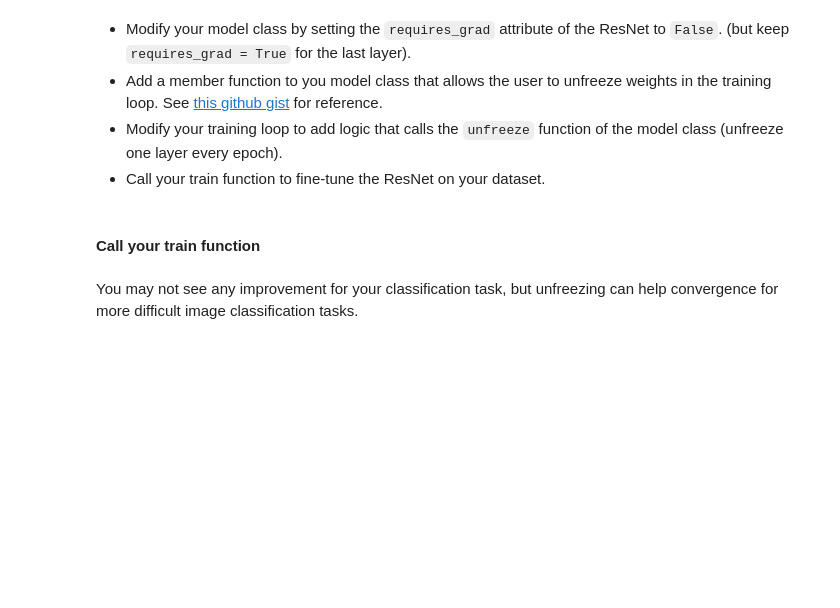
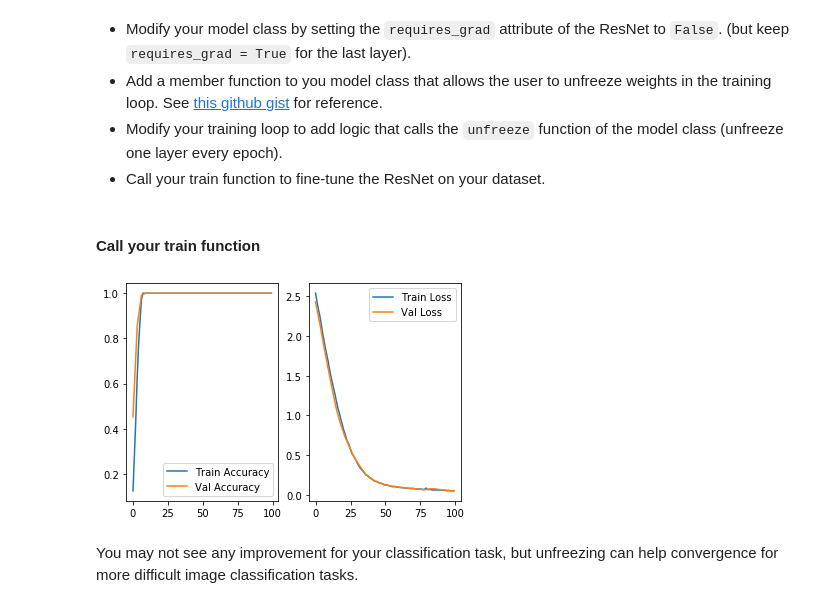
Before and after one commit to ericburdett/cs474_labs_f2019, a Jupyter notebook: DL_Lab10.ipynb, the cells around one changed output. Saved outputs shown, nothing was run; the diff lists cells and outputs as text; code cells hidden in the pictures; blank space fills up the shorter version.

Commit message:
Finished most of the lab - dataset creation, freeze/unfreeze

```diff
--- a/DL_Lab10.ipynb
+++ b/DL_Lab10.ipynb
@@ -165,29 +211,37 @@ Resizing images
 # %%
-class ResNetBirds(nn.Module):
+class ResNetIntel(nn.Module):
     def __init__(self, num_classes, start_frozen=False):
-        super(ResNetBirds, self).__init__()
+        super(ResNetIntel, self).__init__()
 
         # Part 1.2
         # Load the model - make sure it is pre-trained
+        self.model = resnet152(pretrained=True)
 
         # Part 1.4
         if start_frozen:
+            self.model.requires_grad=False
             # Turn off all gradients of the resnet
 
         # Part 1.2
         # Look at the code of torchvision.models.resnet152 to find the name of the attribute to override (the last layer of the resnet)
         # Override the last layer of the neural network to map to the correct number of classes. Note that this new layer has requires_grad = True
-        pass
+        fc = nn.Linear(in_features=2048, out_features=num_classes)
+        fc.requires_grad=True
+        self.model.fc = fc
+
 
     def unfreeze(self, n_layers):
         # Part 1.4
         # Turn on gradients for the last n_layers
-        pass
+        layers = [x for x in self.model.children()][::-1]
+
+        for i in range(n_layers):
+          layers[i].requires_grad=True
 
     def forward(self, x):
         # Part 1.2
         # Pass x through the resnet
-        pass
+        return self.model(x)
 # %% [markdown]
 ### 1.3 Read through and run this training loop
 # %%
@@ -238,8 +292,8 @@ def train(start_frozen=False, model_unfreeze=0):
     device = torch.device('cuda:0')
 
     # Data
-    train_dataset = BirdDataset(upload=True, train=True)
-    val_dataset = BirdDataset(upload=True, train=False)
+    train_dataset = IntelDataset(upload=True, train=True)
+    val_dataset = IntelDataset(upload=True, train=False)
     train_loader = DataLoader(train_dataset,
                               shuffle=True,
                               num_workers=8,
@@ -250,7 +304,7 @@ def train(start_frozen=False, model_unfreeze=0):
                               batch_size=batch_size)
 
     # Model
-    model = ResNetBirds(num_classes, start_frozen=start_frozen).to(device)
+    model = ResNetIntel(num_classes, start_frozen=start_frozen).to(device)
 
     # Objective
     objective = nn.CrossEntropyLoss()
@@ -272,7 +326,7 @@ def train(start_frozen=False, model_unfreeze=0):
         if epoch < model_unfreeze:
             # Part 1.4
             # Unfreeze the last layers, one more each epoch
-            pass
+            model.unfreeze(epoch)
 
         for x, y_truth in train_loader:
 
@@ -333,7 +389,10 @@ So, rather than training all of the model weights at once, we learn the last ful
 # %%
 ############################
 # train with unfreezing here (should be a single call to your train function)
 ############################
+train(start_frozen=True, model_unfreeze=10)
+# %% [output]
+[figure, added]
 # %% [markdown]
 You may not see any improvement for your classification task, but unfreezing can help convergence for more difficult image classification tasks.
 # %% [markdown]
```
Also changed, not shown: parts of 9 cells of this notebook.
